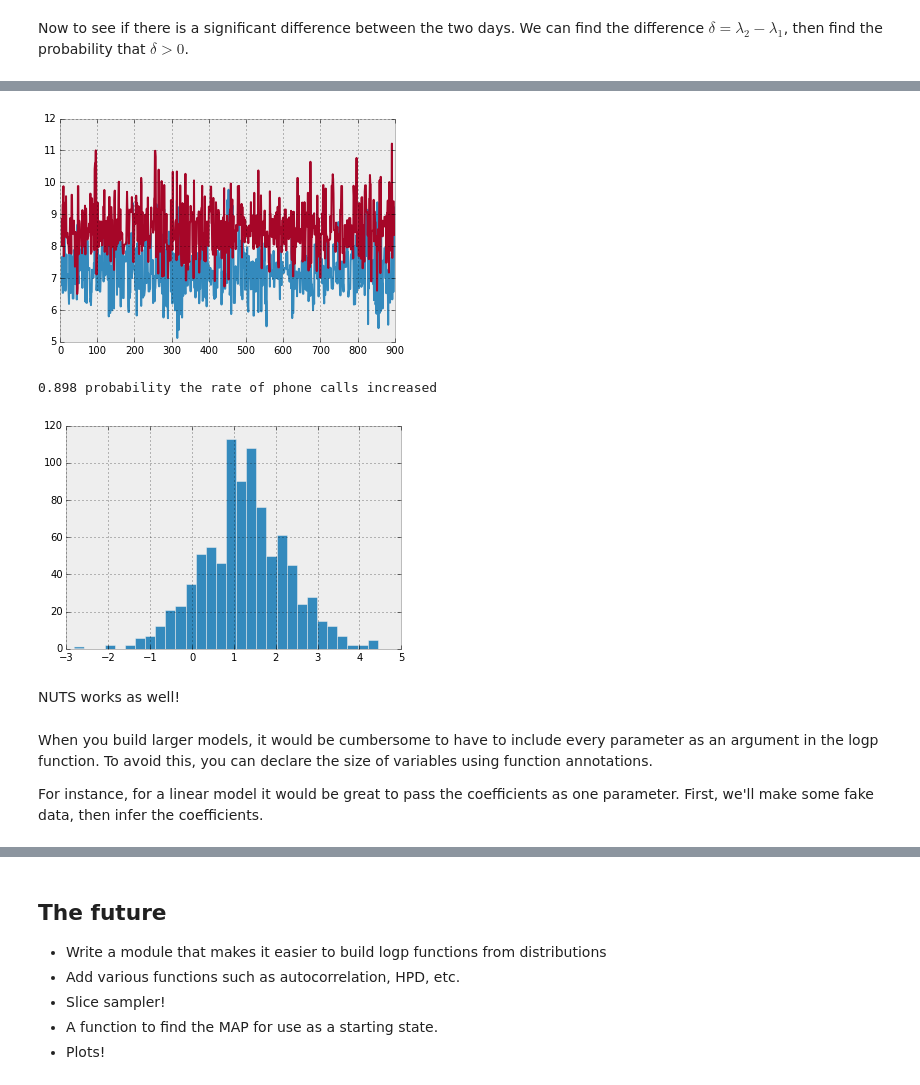
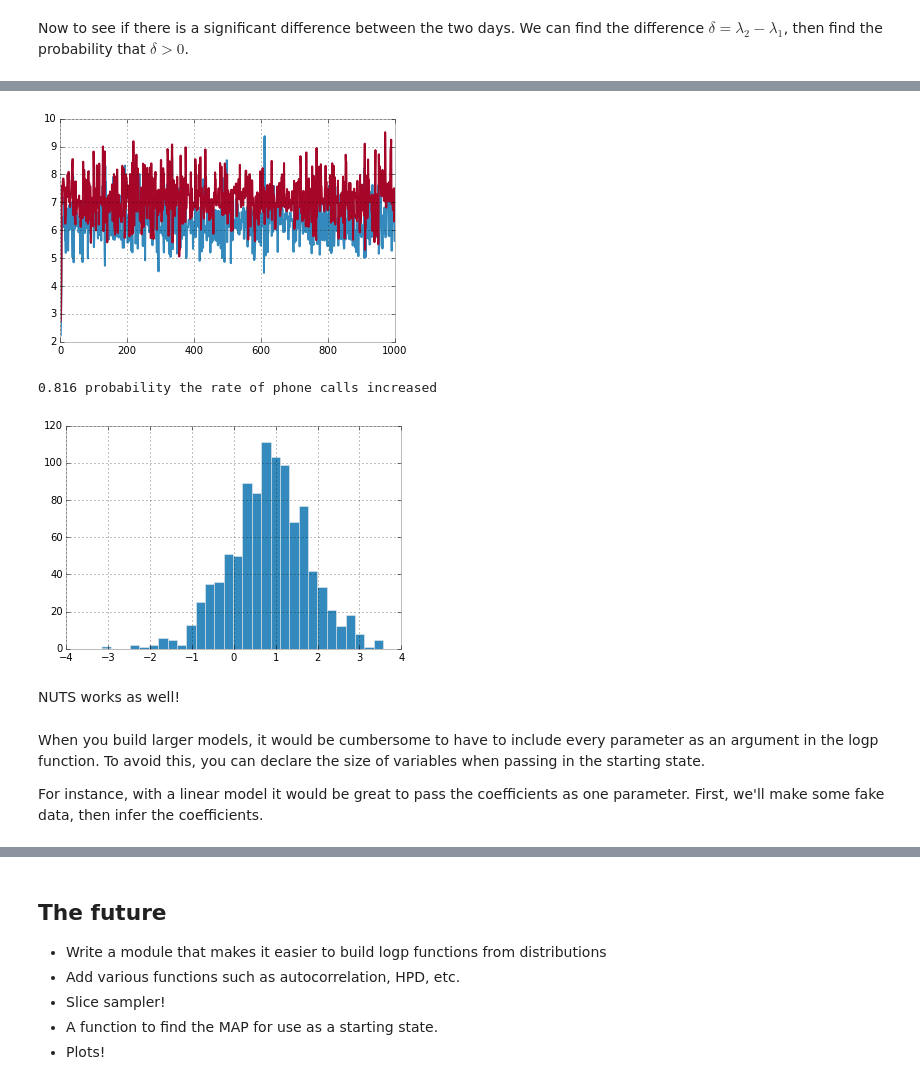
Before and after one commit to mcleonard/sampyl, a Jupyter notebook: Examples.ipynb, the cells around one changed output, grey strips where cells are left out. Saved outputs shown, nothing was run; the diff lists cells and outputs as text; code cells hidden in the pictures.

```diff
--- a/Examples.ipynb
+++ b/Examples.ipynb
@@ -101,24 +101,24 @@ print("{:.3f} probability the rate of phone calls increased".format(p))
 # %%
-nuts = smp.NUTS(logp, start=(1.,1.))
-trace = nuts.sample(1000, burn=100)
+nuts = smp.NUTS(logp, start={'lam1': 1., 'lam2': 1.})
+trace = nuts.sample(1000)
 _ = plt.plot(trace.lam1)
 _ = plt.plot(trace.lam2)
 # %% [output]
-[figure, old version]
+[figure, new version]
 # %%
 delta = trace.lam2 - trace.lam1
 _ = plt.hist(delta, bins=30)
 p = np.mean(delta > 0)
 print("{:.3f} probability the rate of phone calls increased".format(p))
 # %% [output]
-0.898 probability the rate of phone calls increased
+0.816 probability the rate of phone calls increased
-[figure, old version]
+[figure, new version]
 # %% [markdown]
 NUTS works as well!
 # %% [markdown]
-When you build larger models, it would be cumbersome to have to include every parameter as an argument in the logp function. To avoid this, you can declare the size of variables using function annotations.
+When you build larger models, it would be cumbersome to have to include every parameter as an argument in the logp function. To avoid this, you can declare the size of variables when passing in the starting state.
 
-For instance, for a linear model it would be great to pass the coefficients as one parameter. First, we'll make some fake data, then infer the coefficients.
+For instance, with a linear model it would be great to pass the coefficients as one parameter. First, we'll make some fake data, then infer the coefficients.
 # %%
 N = 200
 # True coefficients
```
Also changed, not shown: parts of 21 cells of this notebook, 10 other files.
